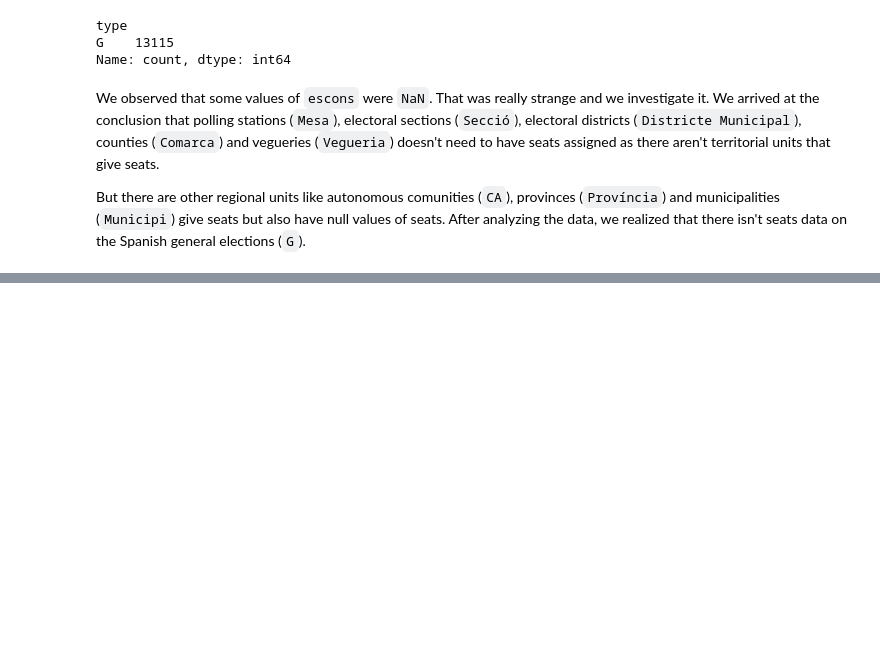
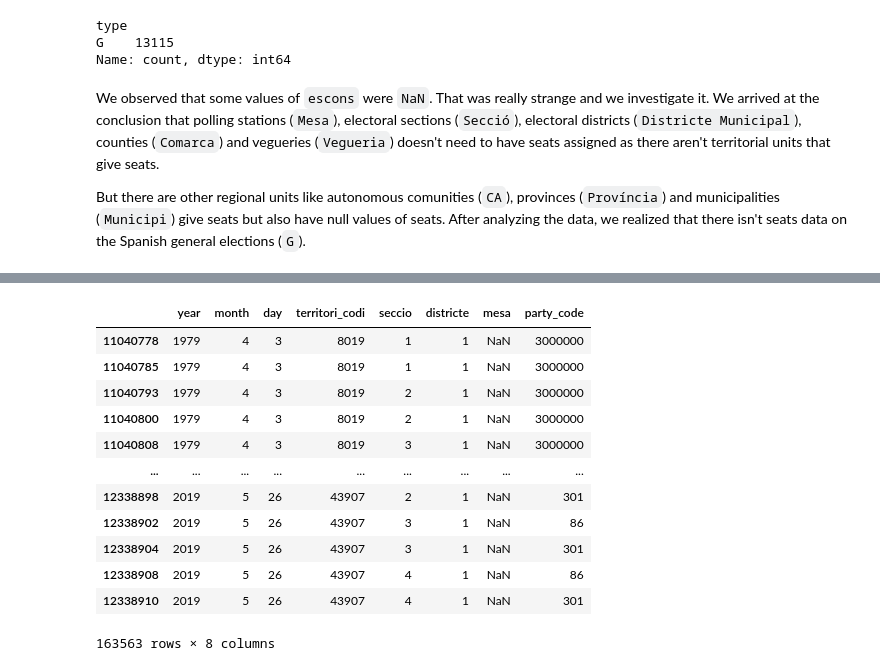
Before and after one commit to guillempla/catalan-elections-forecasting, a Jupyter notebook: src/study_data/study-results-data.ipynb, the cells around one changed output, grey strips where cells are left out. Drawn from its saved outputs; the diff is of its cells as text; code cells hidden in the pictures; blank space fills up the shorter version.

```diff
--- a/src/study_data/study-results-data.ipynb
+++ b/src/study_data/study-results-data.ipynb
@@ -849,0 +912,19 @@ But there are other regional units like autonomous comunities (`CA`), provinces
+# %%
+# get the names of columns that only  of df_censal_sections
+df_censal_sections[["year", "month", "day", "territori_codi", "seccio", "districte", "mesa", "party_code"]][
+    df_censal_sections[["year", "month", "day", "territori_codi", "seccio", "districte", "mesa", "party_code"]].duplicated()
+]
+# %% [output]
+|  | year | month | day | territori_codi | seccio | districte | mesa | party_code |
+| 11040778 | 1979 | 4 | 3 | 8019 | 1 | 1 | NaN | 3000000 |
+| 11040785 | 1979 | 4 | 3 | 8019 | 1 | 1 | NaN | 3000000 |
+| 11040793 | 1979 | 4 | 3 | 8019 | 2 | 1 | NaN | 3000000 |
+| 11040800 | 1979 | 4 | 3 | 8019 | 2 | 1 | NaN | 3000000 |
+| 11040808 | 1979 | 4 | 3 | 8019 | 3 | 1 | NaN | 3000000 |
+| ... | ... | ... | ... | ... | ... | ... | ... | ... |
+| 12338898 | 2019 | 5 | 26 | 43907 | 2 | 1 | NaN | 301 |
+| 12338902 | 2019 | 5 | 26 | 43907 | 3 | 1 | NaN | 86 |
+| 12338904 | 2019 | 5 | 26 | 43907 | 3 | 1 | NaN | 301 |
+| 12338908 | 2019 | 5 | 26 | 43907 | 4 | 1 | NaN | 86 |
+| 12338910 | 2019 | 5 | 26 | 43907 | 4 | 1 | NaN | 301 |
+163563 rows × 8 columns
```
Also changed, not shown: parts of 12 cells of this notebook, 1 other file.
